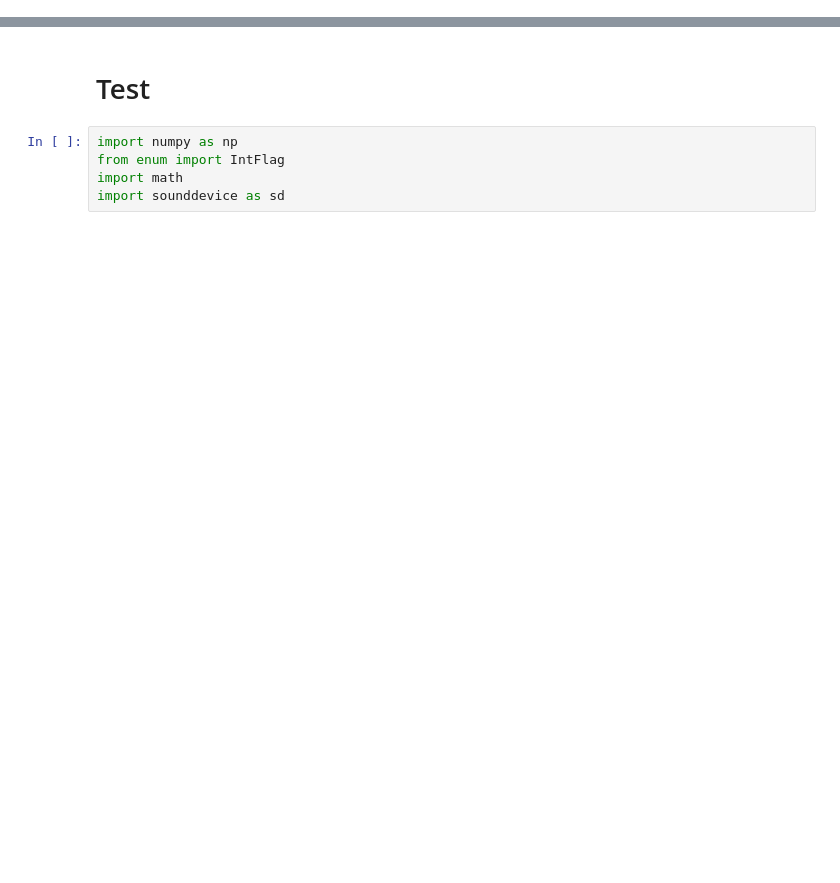
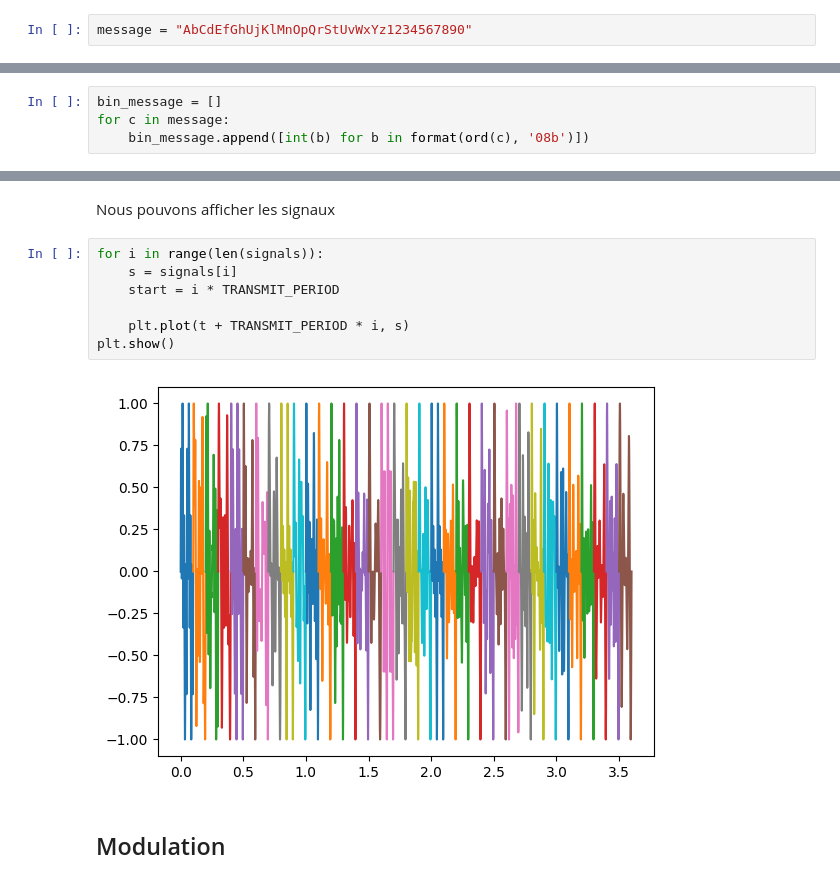
Before and after one commit to Aalexdev/projet-signal-A1-escape-no-game, a Jupyter notebook: Livrable 4/Programme.ipynb, the cells around one changed output, grey strips where cells are left out. Drawn from its saved outputs; the diff is of its cells as text; blank space fills up the shorter version.

```diff
--- a/Livrable 4/Programme.ipynb
+++ b/Livrable 4/Programme.ipynb
@@ -0,0 +34,2 @@
+# %%
+message = "AbCdEfGhUjKlMnOpQrStUvWxYz1234567890"
@@ -0,0 +43,4 @@
+# %%
+bin_message = []
+for c in message:
+    bin_message.append([int(b) for b in format(ord(c), '08b')])
@@ -1,7 +88,13 @@
+# %% [markdown]
+Nous pouvons afficher les signaux
+# %%
+for i in range(len(signals)):
+    s = signals[i]
+    start = i * TRANSMIT_PERIOD
+
+    plt.plot(t + TRANSMIT_PERIOD * i, s)
+plt.show()
+# %% [output]
+[figure, added]
 # %% [markdown]
-# Test
+## Modulation
-# %%
-import numpy as np
-from enum import IntFlag
-import math
-import sounddevice as sd
```
Also changed, not shown: parts of 22 cells of this notebook, 7 other files.
